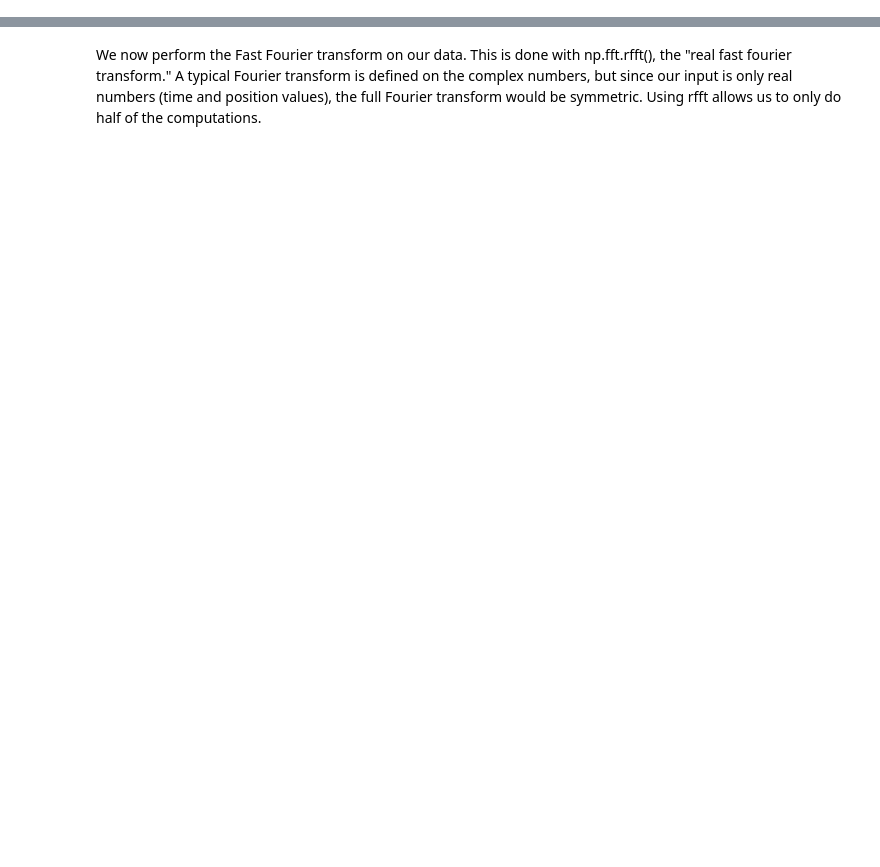
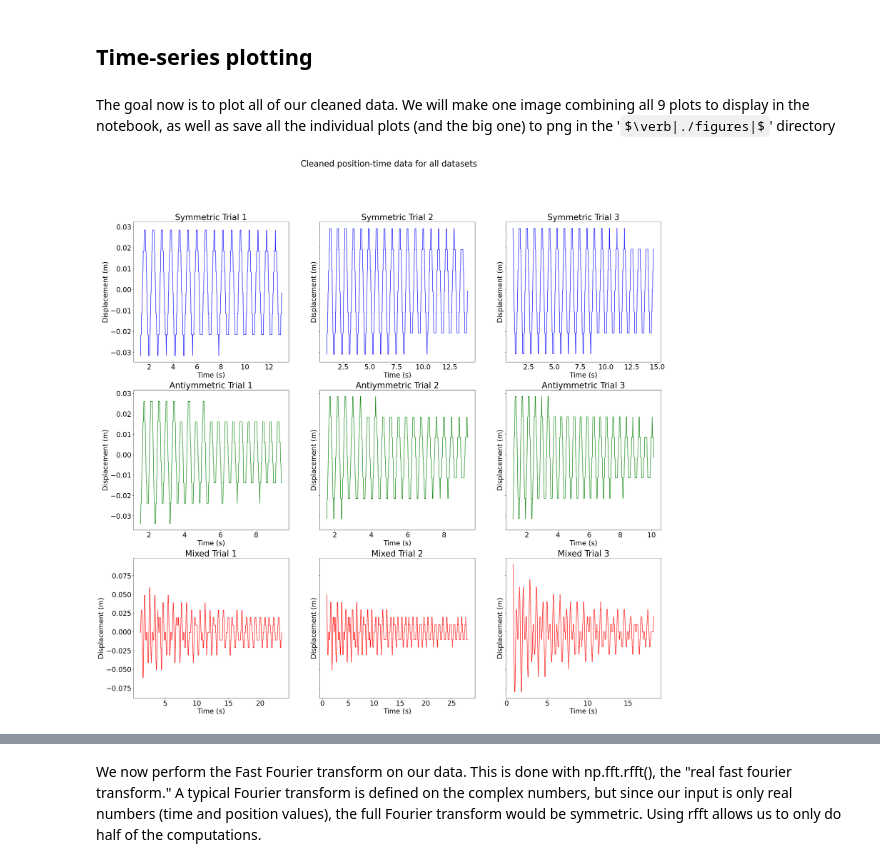
Before and after one commit to josephtemple/ADV_LAB-cho-data, a Jupyter notebook: JT_CHO_Analysis.ipynb, the cells around one changed output, grey strips where cells are left out. Drawn from its saved outputs; the diff is of its cells as text; code cells hidden in the pictures; some formulas as TeX source; blank space fills up the shorter version.

Commit message:
Add files via upload
New and improved analysis and plotting via ipynb

```diff
--- a/JT_CHO_Analysis.ipynb
+++ b/JT_CHO_Analysis.ipynb
@@ -4,0 +24,2 @@ import pandas as pd
+# %%
+data = [[sym1, sym2, sym3], [antisym1, antisym2, antisym3], [mixed1, mixed2, mixed3]]
@@ -4,0 +50,44 @@ import pandas as pd
+# %%
+# Initialize 2D list with necessary geometry
+cleaned_data = [[0,0,0],[0,0,0],[0,0,0]]
+
+# Clean all the data
+for j in range(3):
+    for i in range(3):
+        cleaned_data[j][i] = clean_data(data[j][i])
+# %%
+# Export all cleaned dataframes to CSV format
+for i in range(3):
+    cleaned_data[0][i].to_csv(f"./data/cleaned_data/sym{i+1}_cleaned.csv", index=False)
+    cleaned_data[1][i].to_csv(f"./data/cleaned_data/antisym{i+1}_cleaned.csv", index=False)
+    cleaned_data[2][i].to_csv(f"./data/cleaned_data/mixed{i+1}_cleaned.csv", index=False)
+# %% [markdown]
+## Time-series plotting
+# %% [markdown]
+The goal now is to plot all of our cleaned data. We will make one image combining all 9 plots to display in the notebook, as well as save all the individual plots (and the big one) to png in the '$\verb|./figures|$' directory
+# %%
+plot_color = ['blue', 'green', 'red']
+# %%
+# Make a 3 x 3 subplot environment
+fig, axs = plt.subplots(3, 3, sharey='row')
+plt.rcParams['figure.figsize'] = [33, 30]  # Controls the size of the figure in notebook, making it larger than default
+plt.rcParams['font.size'] = 24 # Make the font size legible with a figure this large
+fig.suptitle('Cleaned position-time data for all datasets')
+
+# Set all plot parameters.
+for j in range(3):
+    for i in range(3):
+        # General parameters for all plots
+        axs[j][i].plot(cleaned_data[j][i]['time'], cleaned_data[j][i]['position'], color = plot_color[j])
+        axs[j][i].set_xlabel('Time (s)')
+        axs[j][i].set_ylabel('Displacement (m)')
+
+        # Specific parameters for certain plots
+        if (j == 0):
+            axs[j][i].set_title(f'Symmetric Trial {i+1}')
+        elif (j == 1):
+            axs[j][i].set_title(f'Antiymmetric Trial {i+1}')
+        elif (j == 2):
+            axs[j][i].set_title(f'Mixed Trial {i+1}')
+# %% [output]
+[figure, added]
```
Also changed, not shown: parts of 35 cells of this notebook.
